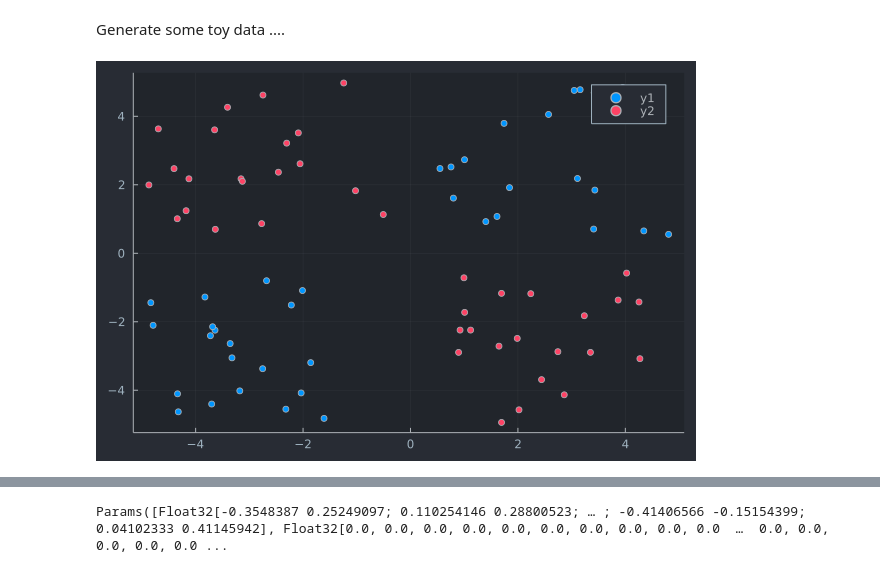
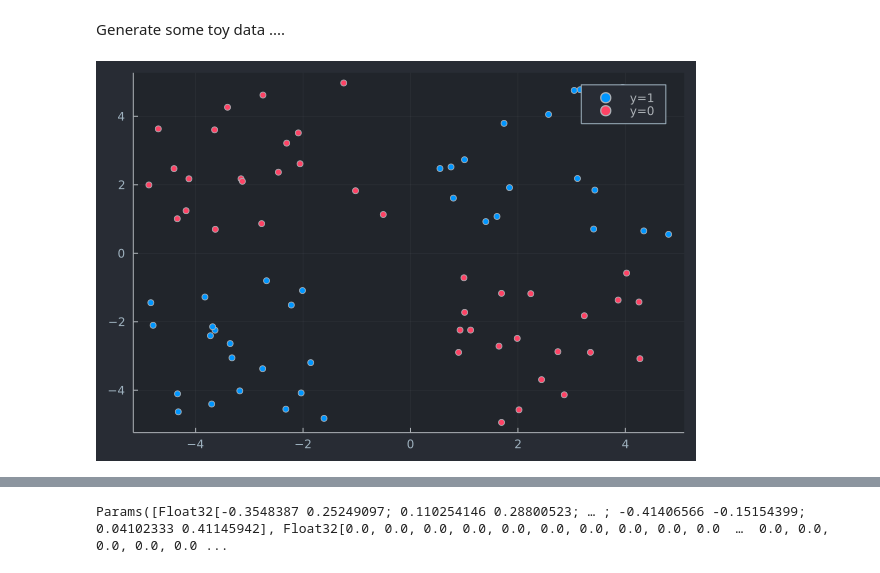
Before and after one commit to JuliaTrustworthyAI/CounterfactualExplanations.jl, a Jupyter notebook: docs/src/tutorials/models.ipynb, the cells around one changed output, grey strips where cells are left out. Cells and saved outputs as stored; diff of their text form; code cells hidden in the pictures.

```diff
--- a/docs/src/tutorials/models.ipynb
+++ b/docs/src/tutorials/models.ipynb
@@ -41,36 +22,36 @@ N = 80
 M = round(Int, N / 4)
 Random.seed!(1234)
 
 # Generate artificial data.
 x1s = rand(M) * 4.5; x2s = rand(M) * 4.5;
 xt1s = Array([[x1s[i] + 0.5; x2s[i] + 0.5] for i = 1:M])
 x1s = rand(M) * 4.5; x2s = rand(M) * 4.5;
 append!(xt1s, Array([[x1s[i] - 5; x2s[i] - 5] for i = 1:M]))
 
 x1s = rand(M) * 4.5; x2s = rand(M) * 4.5;
 xt0s = Array([[x1s[i] + 0.5; x2s[i] - 5] for i = 1:M])
 x1s = rand(M) * 4.5; x2s = rand(M) * 4.5;
 append!(xt0s, Array([[x1s[i] - 5; x2s[i] + 0.5] for i = 1:M]))
 
 # Store all the data for later.
 xs = [xt1s; xt0s]
 X = reshape(hcat(map(x -> x[1], xs), map(x -> x[2], xs)), (2,80))
 ts = [ones(2*M); zeros(2*M)]
 
 # Plot data points.
 function plot_data()
     x1 = map(e -> e[1], xt1s)
     y1 = map(e -> e[2], xt1s)
     x2 = map(e -> e[1], xt0s)
     y2 = map(e -> e[2], xt0s)
 
-    Plots.scatter(x1,y1, color=0, clim = (0,1))
-    Plots.scatter!(x2,y2, color=1, clim = (0,1))
+    Plots.scatter(x1,y1, color=0, clim = (0,1), label="y=1")
+    Plots.scatter!(x2,y2, color=1, clim = (0,1), label="y=0")
 end
 
 plot_data()
 # %% [output]
-[figure, old version]
+[figure, new version]
 # %%
 function build_nn(;input_dim=2,n_hidden=32,output_dim=1)
 
```
Also changed, not shown: parts of 9 cells of this notebook, 19 other files.
